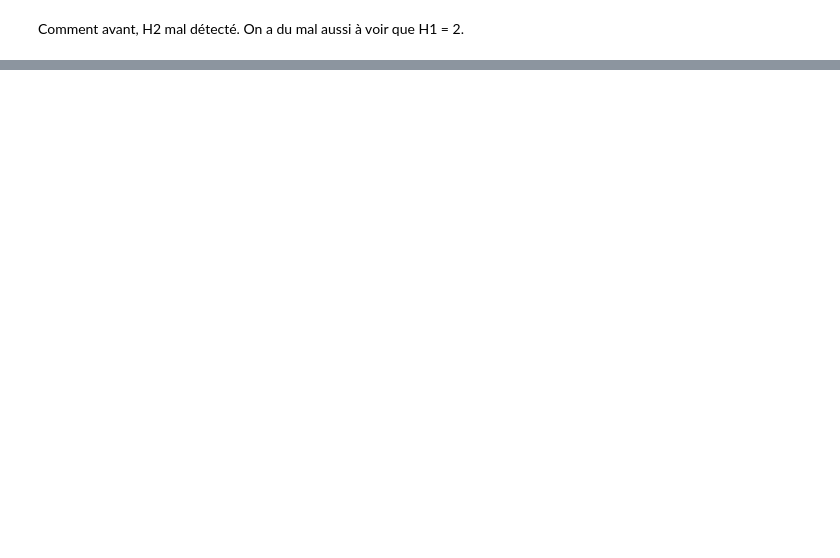
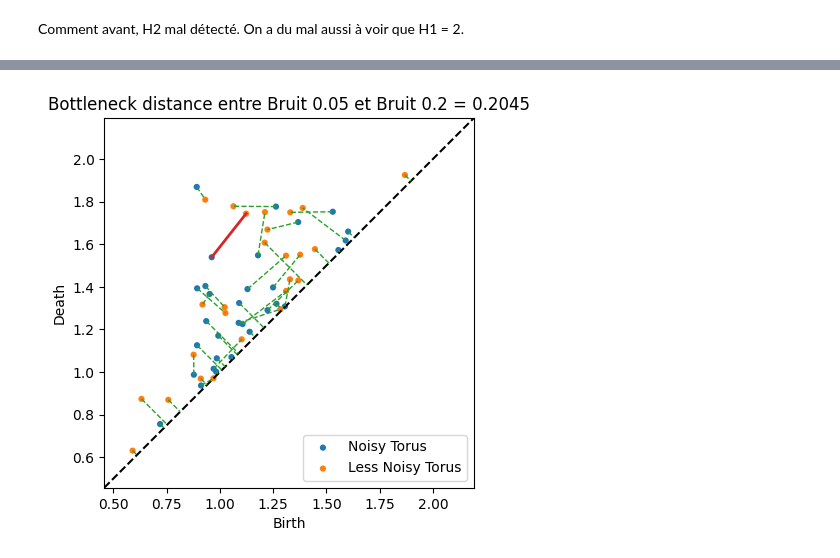
Before and after one commit to emmanuelakoun/Statapp, a Jupyter notebook: baptiste_code.ipynb, the cells around one changed output, grey strips where cells are left out. Saved outputs shown, nothing was run; the diff lists cells and outputs as text; code cells hidden in the pictures; blank space fills up the shorter version.

```diff
--- a/baptiste_code.ipynb
+++ b/baptiste_code.ipynb
@@ -184,0 +199,16 @@ ax = plot_landscape_simple(pla, depth_range = range(10))
+# %%
+#Bottleneck distance assez faible ? Il est dur d'isoler le bruit
+
+dgm_tore_plus_bruite = ripser.ripser(data)['dgms'][1]
+dgm_tore_moins_bruite = ripser.ripser(data_02)['dgms'][1]
+
+distance_bottleneck, matching = persim.bottleneck(dgm_tore_plus_bruite, dgm_tore_moins_bruite, matching=True)
+
+persim.bottleneck_matching(
+    dgm_tore_plus_bruite, dgm_tore_moins_bruite, matching,
+    labels=['Noisy Torus', 'Less Noisy Torus']
+)
+plt.title(f"Bottleneck distance entre Bruit 0.05 et Bruit 0.2 = {distance_bottleneck:0.4f}",)
+plt.show()
+# %% [output]
+[figure, added]
```
Also changed, not shown: parts of 18 cells of this notebook.
